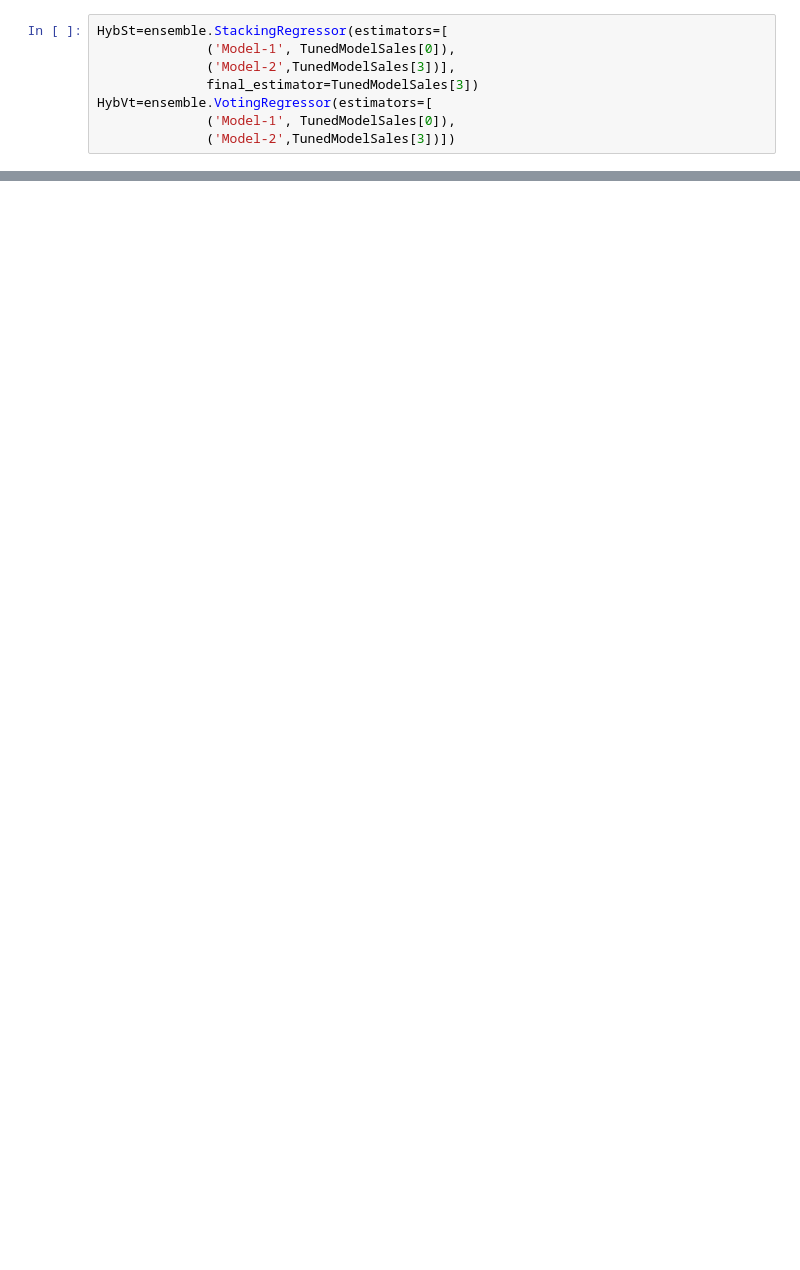
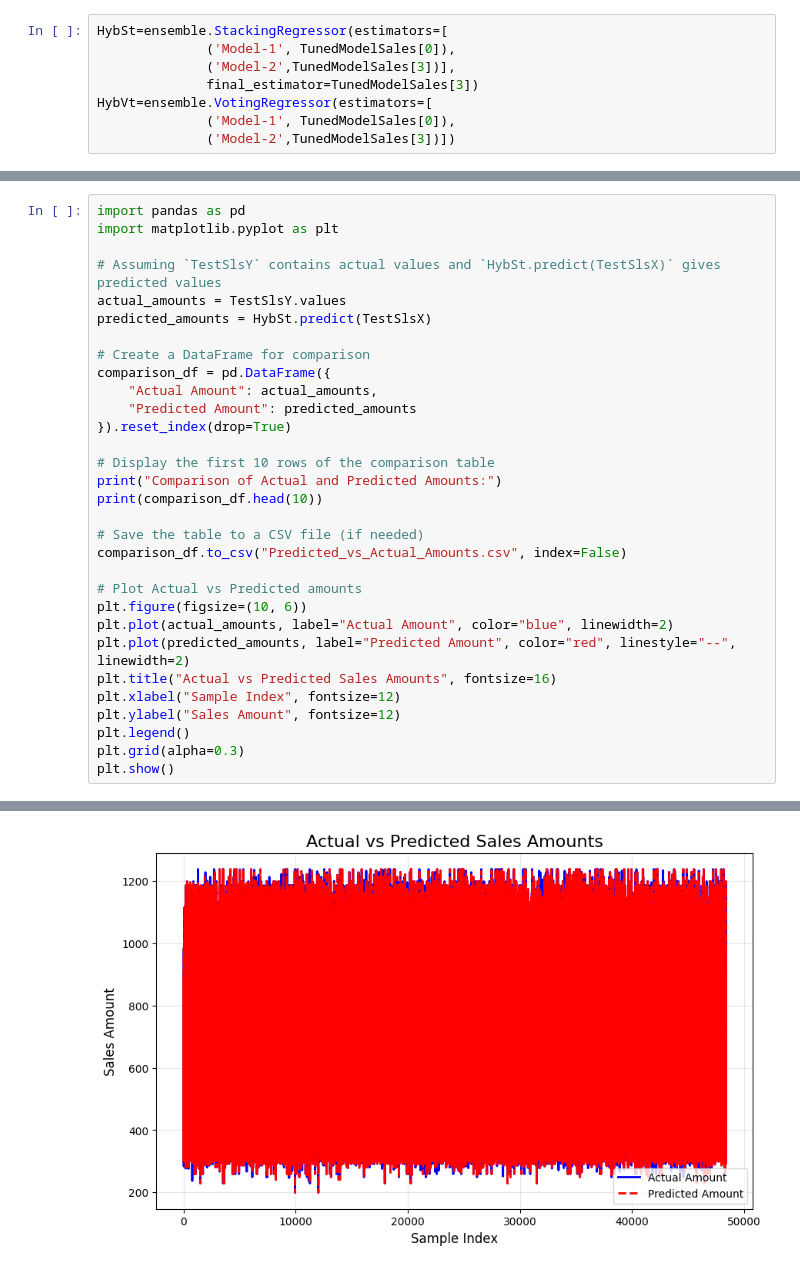
Before and after one commit to vasanthk99/Data_Science_Project, a Jupyter notebook: supermarket_sales_prediction_project.ipynb, the cells around one changed output, grey strips where cells are left out. Cells and saved outputs as stored; diff of their text form; blank space fills up the shorter version.

```diff
--- a/supermarket_sales_prediction_project.ipynb
+++ b/supermarket_sales_prediction_project.ipynb
@@ -736,0 +737,32 @@ PredSalesDFEx2
+# %%
+import pandas as pd
+import matplotlib.pyplot as plt
+
+# Assuming `TestSlsY` contains actual values and `HybSt.predict(TestSlsX)` gives predicted values
+actual_amounts = TestSlsY.values
+predicted_amounts = HybSt.predict(TestSlsX)
+
+# Create a DataFrame for comparison
+comparison_df = pd.DataFrame({
+    "Actual Amount": actual_amounts,
+    "Predicted Amount": predicted_amounts
+}).reset_index(drop=True)
+
+# Display the first 10 rows of the comparison table
+print("Comparison of Actual and Predicted Amounts:")
+print(comparison_df.head(10))
+
+# Save the table to a CSV file (if needed)
+comparison_df.to_csv("Predicted_vs_Actual_Amounts.csv", index=False)
+
+# Plot Actual vs Predicted amounts
+plt.figure(figsize=(10, 6))
+plt.plot(actual_amounts, label="Actual Amount", color="blue", linewidth=2)
+plt.plot(predicted_amounts, label="Predicted Amount", color="red", linestyle="--", linewidth=2)
+plt.title("Actual vs Predicted Sales Amounts", fontsize=16)
+plt.xlabel("Sample Index", fontsize=12)
+plt.ylabel("Sales Amount", fontsize=12)
+plt.legend()
+plt.grid(alpha=0.3)
+plt.show()
+# %% [output]
@@ -736,0 +781 @@ PredSalesDFEx2
+[figure, added]
```
Also changed, not shown: parts of 10 cells of this notebook.
